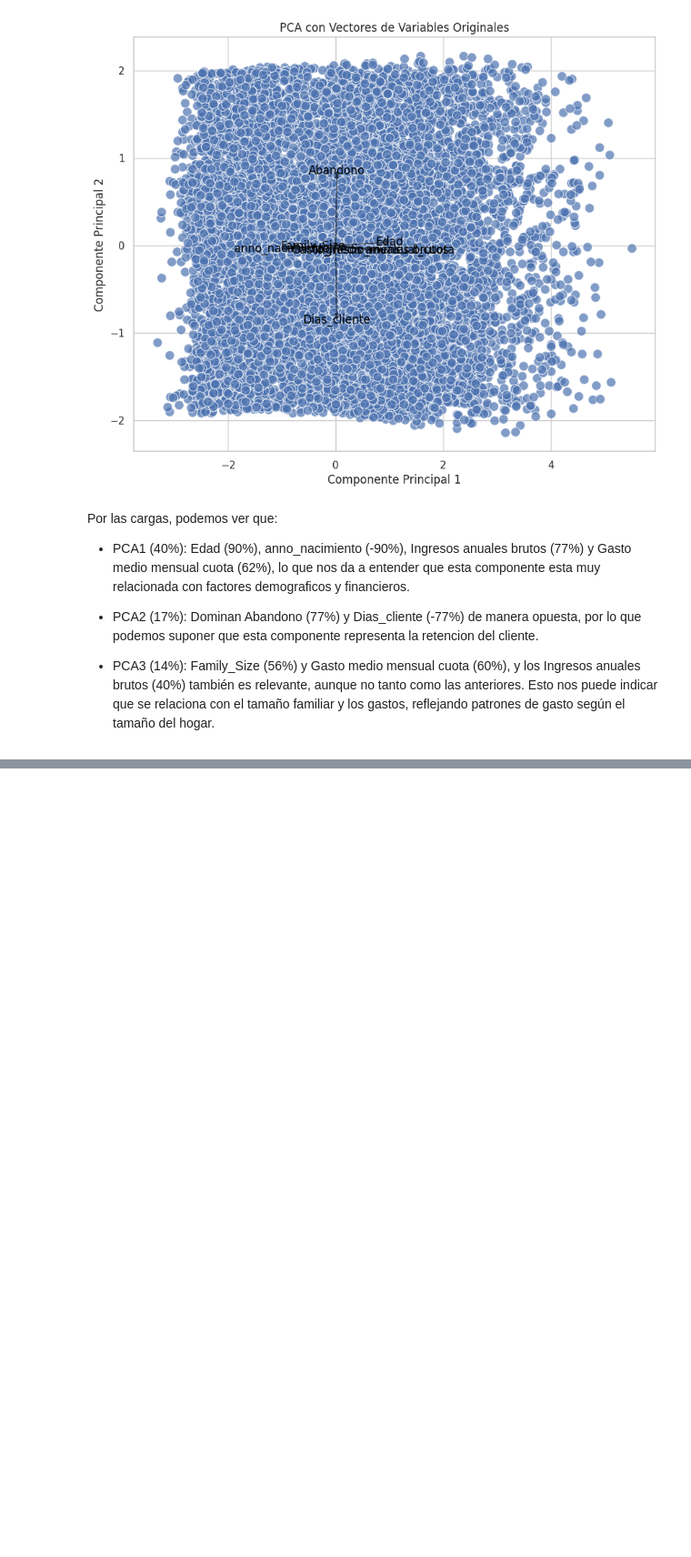
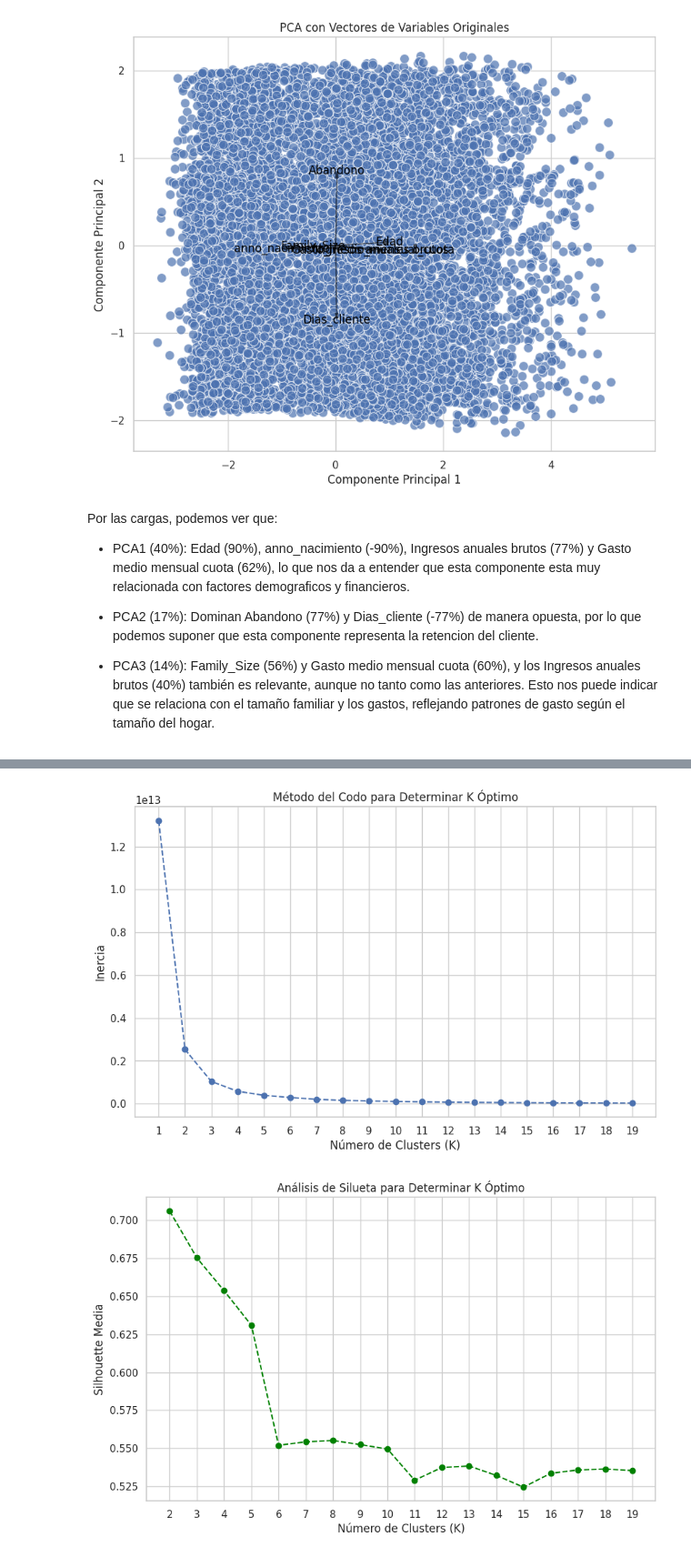
Before and after one commit to pelahumi/Segmentacion-clientes, a Jupyter notebook: cluster_anal.ipynb, the cells around one changed output, grey strips where cells are left out. Shown at 91% size. Cells and saved outputs as stored; diff of their text form; code cells hidden in the pictures; blank space fills up the shorter version.

```diff
--- a/cluster_anal.ipynb
+++ b/cluster_anal.ipynb
@@ -273,0 +304,78 @@ Por las cargas, podemos ver que:
+# %%
+import numpy as np
+import pandas as pd
+import matplotlib.pyplot as plt
+import seaborn as sns
+from sklearn.preprocessing import StandardScaler
+from sklearn.cluster import KMeans
+from sklearn.metrics import silhouette_score, silhouette_samples
+
+# Configurar estilos para las visualizaciones
+sns.set(style="whitegrid")
+plt.rcParams['figure.figsize'] = (8, 6)
+
+# 1. Cargar los datos
+# 2. Identificar variables binarias y continuas
+numerical_cols = df.select_dtypes(include=[np.number]).columns.tolist()
+print("\nColumnas numéricas:", numerical_cols)
+
+binary_cols = []
+continuous_cols = []
+
+for col in numerical_cols:
+    unique_values = df[col].dropna().unique()
+    if sorted(unique_values) == [0, 1]:
+        binary_cols.append(col)
+    else:
+        continuous_cols.append(col)
+
+print("\nVariables binarias (0 y 1):", binary_cols)
+print("\nVariables numéricas continuas:", continuous_cols)
+
+# 4. Seleccionar solo variables numéricas continuas
+df_continuous = df[continuous_cols]
+print("\nVariables numéricas continuas seleccionadas para clustering:", df_continuous.columns.tolist())
+
+# 5. Manejo de valores faltantes
+df_cleaned = df_continuous
+# 6. (Omitir Estandarización ya que el usuario solicita no escalar los datos)
+
+# 7. Método del Codo
+inercia = []
+rangos_k = range(1, 20)
+
+for k in rangos_k:
+    kmeans = KMeans(n_clusters=k, random_state=42, n_init=10)
+    kmeans.fit(df_cleaned)
+    inercia.append(kmeans.inertia_)
+
+# Graficar el Método del Codo
+plt.figure(figsize=(10,6))
+plt.plot(rangos_k, inercia, marker='o', linestyle='--')
+plt.title('Método del Codo para Determinar K Óptimo')
+plt.xlabel('Número de Clusters (K)')
+plt.ylabel('Inercia')
+plt.xticks(rangos_k)
+plt.grid(True)
+plt.show()
+
+# 8. Análisis de Silueta
+silhueta_media = []
+rangos_k_sil = range(2, 20)
+
+for k in rangos_k_sil:
+    kmeans = KMeans(n_clusters=k, random_state=42, n_init=10)
+    labels = kmeans.fit_predict(df_cleaned)
+    sil_score = silhouette_score(df_cleaned, labels)
+    silhueta_media.append(sil_score)
+
+# Graficar el Análisis de Silueta
+plt.figure(figsize=(10,6))
+plt.plot(rangos_k_sil, silhueta_media, marker='o', linestyle='--', color='green')
+plt.title('Análisis de Silueta para Determinar K Óptimo')
+plt.xlabel('Número de Clusters (K)')
+plt.ylabel('Silhouette Media')
+plt.xticks(rangos_k_sil)
+plt.grid(True)
+plt.show()
+# %% [output]
@@ -273,0 +389,2 @@ Por las cargas, podemos ver que:
+[figure, added]
+[figure, added]
```
Also changed, not shown: parts of 6 cells of this notebook.
